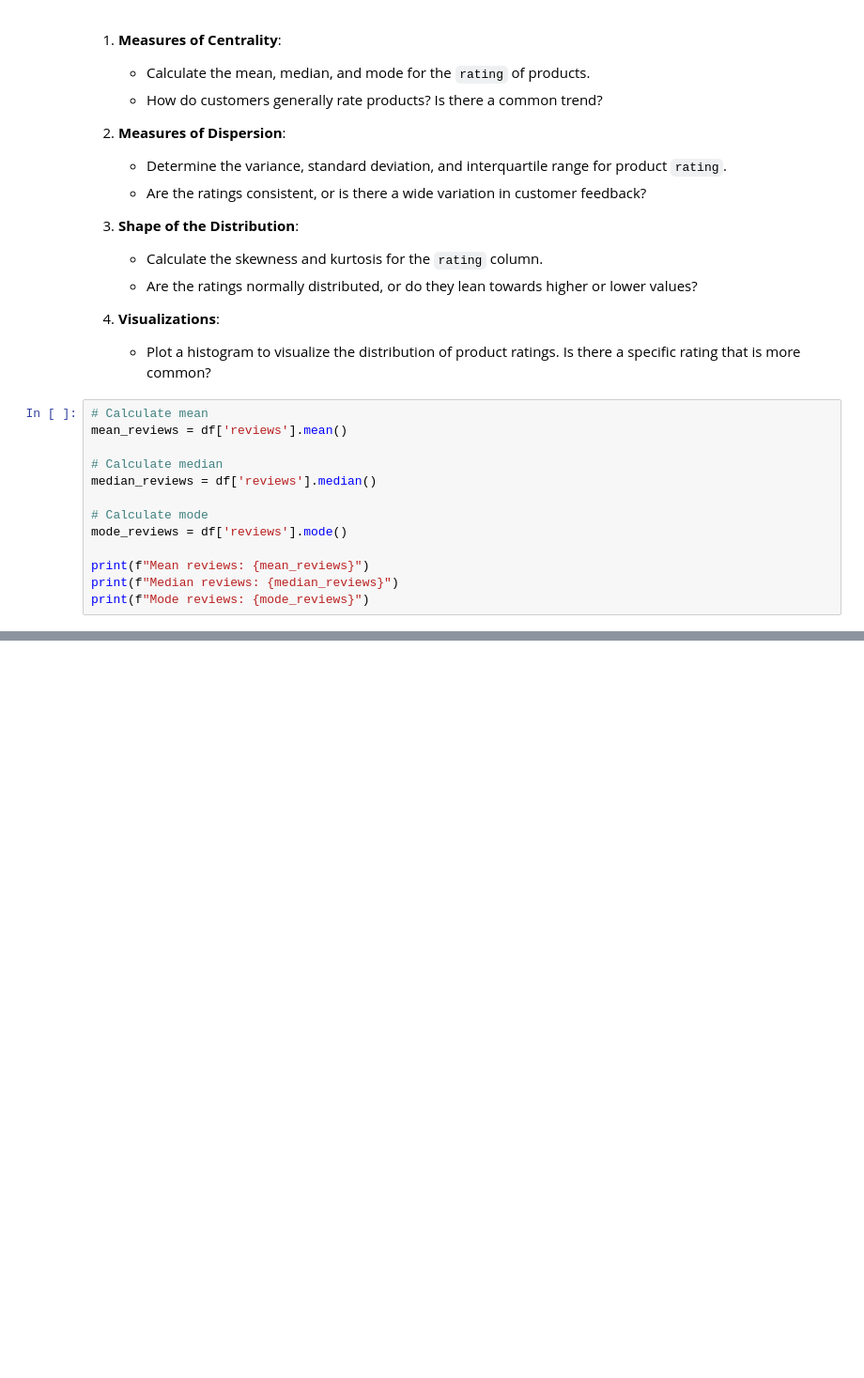
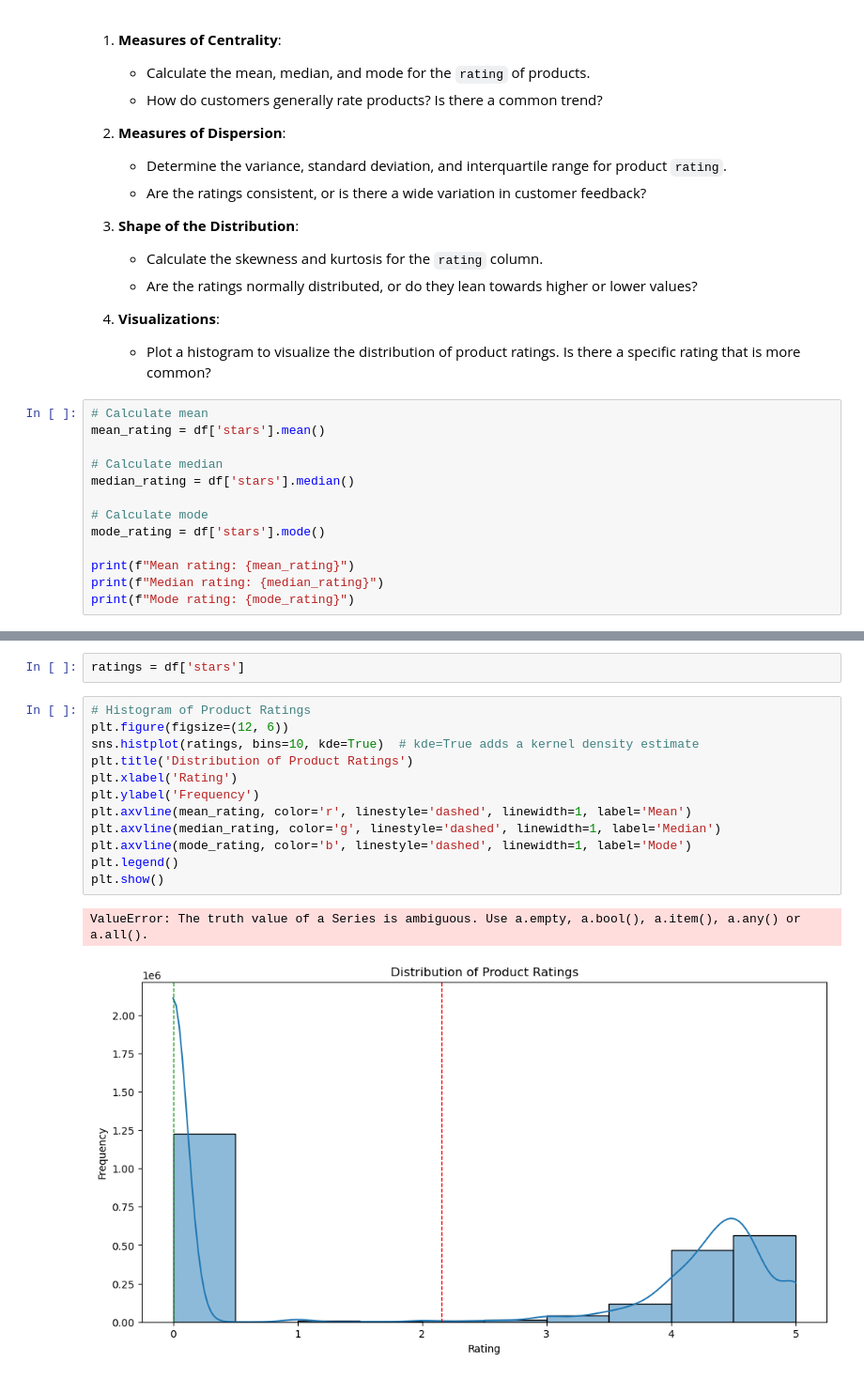
Before and after one commit to Michimonxd/lab-eda-univariate, a Jupyter notebook: eda_lab.ipynb, the cells around one changed output, grey strips where cells are left out. Shown: that part at 94% size. Saved outputs shown, nothing was run; the diff lists cells and outputs as text; blank space fills up the shorter version.

```diff
--- a/eda_lab.ipynb
+++ b/eda_lab.ipynb
@@ -196,15 +210,15 @@ plt.show()
     - Plot a histogram to visualize the distribution of product ratings. Is there a specific rating that is more common?
 # %%
 # Calculate mean
-mean_reviews = df['reviews'].mean()
+mean_rating = df['stars'].mean()
 
 # Calculate median
-median_reviews = df['reviews'].median()
+median_rating = df['stars'].median()
 
 # Calculate mode
-mode_reviews = df['reviews'].mode()
+mode_rating = df['stars'].mode()
 
-print(f"Mean reviews: {mean_reviews}")
-print(f"Median reviews: {median_reviews}")
-print(f"Mode reviews: {mode_reviews}")
+print(f"Mean rating: {mean_rating}")
+print(f"Median rating: {median_rating}")
+print(f"Mode rating: {mode_rating}")
 # %% [output]
@@ -245,0 +257,17 @@ df.hist(figsize=(15, 20), bins=60, xlabelsize=10, ylabelsize=10);
+# %%
+ratings = df['stars']
+# %%
+# Histogram of Product Ratings
+plt.figure(figsize=(12, 6))
+sns.histplot(ratings, bins=10, kde=True)  # kde=True adds a kernel density estimate
+plt.title('Distribution of Product Ratings')
+plt.xlabel('Rating')
+plt.ylabel('Frequency')
+plt.axvline(mean_rating, color='r', linestyle='dashed', linewidth=1, label='Mean')
+plt.axvline(median_rating, color='g', linestyle='dashed', linewidth=1, label='Median')
+plt.axvline(mode_rating, color='b', linestyle='dashed', linewidth=1, label='Mode')
+plt.legend()
+plt.show()
+# %% [output]
+ValueError: The truth value of a Series is ambiguous. Use a.empty, a.bool(), a.item(), a.any() or a.all().
+[figure, added]
```
Also changed, not shown: parts of 12 cells of this notebook.
